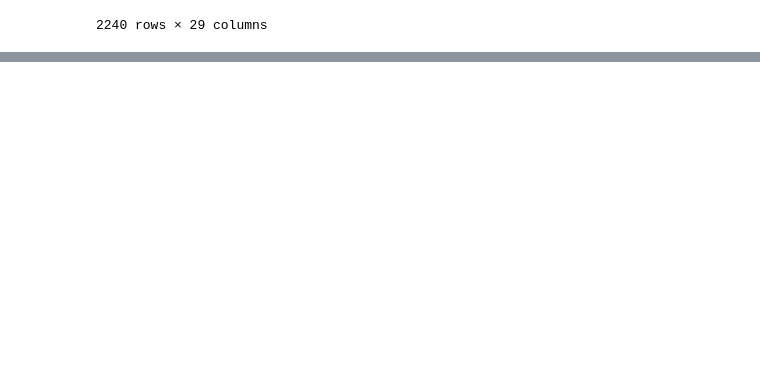
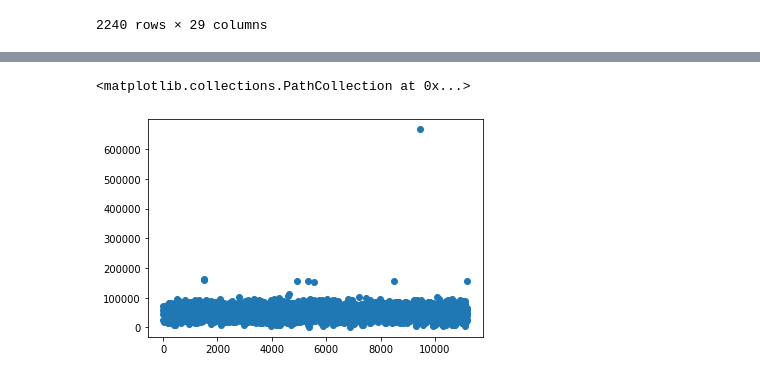
Before and after one commit to FrancescoManca-FM/Project_Mining_Large_Dataset, a Jupyter notebook: project.ipynb, the cells around one changed output, grey strips where cells are left out. Saved outputs shown, nothing was run; the diff lists cells and outputs as text; code cells hidden in the pictures; blank space fills up the shorter version.

```diff
--- a/project.ipynb
+++ b/project.ipynb
@@ -19,0 +45,5 @@ df
+# %%
+plt.scatter(df["ID"],df["Income"])
+# %% [output]
+<matplotlib.collections.PathCollection at 0x...>
+[figure, added]
```
Also changed, not shown: parts of 12 cells of this notebook.
